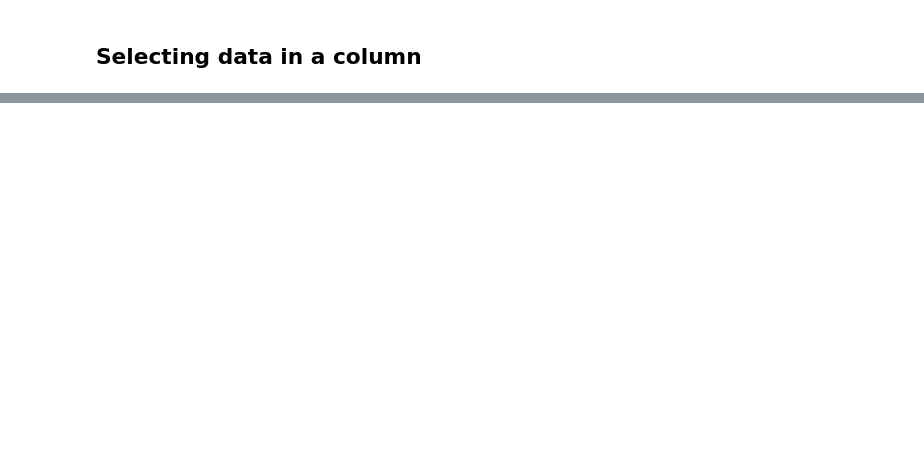
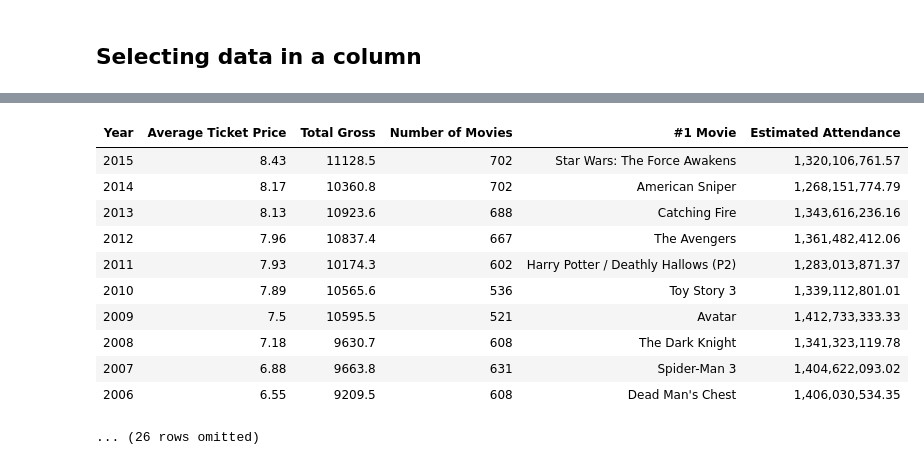
Before and after one commit to data-8/materials-sp19, a Jupyter notebook: lec/lec05.ipynb, the cells around one changed output, grey strips where cells are left out. Cells and saved outputs as stored; diff of their text form; code cells hidden in the pictures; blank space fills up the shorter version.

```diff
--- a/lec/lec05.ipynb
+++ b/lec/lec05.ipynb
@@ -25,0 +246,15 @@ movies = Table.read_table('movies_by_year_with_ticket_price.csv')
+# %%
+movies.set_format('Estimated Attendance', NumberFormatter)
+# %% [output]
+| Year | Average Ticket Price | Total Gross | Number of Movies | #1 Movie | Estimated Attendance |
+| 2015 | 8.43 | 11128.5 | 702 | Star Wars: The Force Awakens | 1,320,106,761.57 |
+| 2014 | 8.17 | 10360.8 | 702 | American Sniper | 1,268,151,774.79 |
+| 2013 | 8.13 | 10923.6 | 688 | Catching Fire | 1,343,616,236.16 |
+| 2012 | 7.96 | 10837.4 | 667 | The Avengers | 1,361,482,412.06 |
+| 2011 | 7.93 | 10174.3 | 602 | Harry Potter / Deathly Hallows (P2) | 1,283,013,871.37 |
+| 2010 | 7.89 | 10565.6 | 536 | Toy Story 3 | 1,339,112,801.01 |
+| 2009 | 7.5 | 10595.5 | 521 | Avatar | 1,412,733,333.33 |
+| 2008 | 7.18 | 9630.7 | 608 | The Dark Knight | 1,341,323,119.78 |
+| 2007 | 6.88 | 9663.8 | 631 | Spider-Man 3 | 1,404,622,093.02 |
+| 2006 | 6.55 | 9209.5 | 608 | Dead Man's Chest | 1,406,030,534.35 |
+... (26 rows omitted)
```
Also changed, not shown: parts of 47 cells of this notebook, 3 other files.
